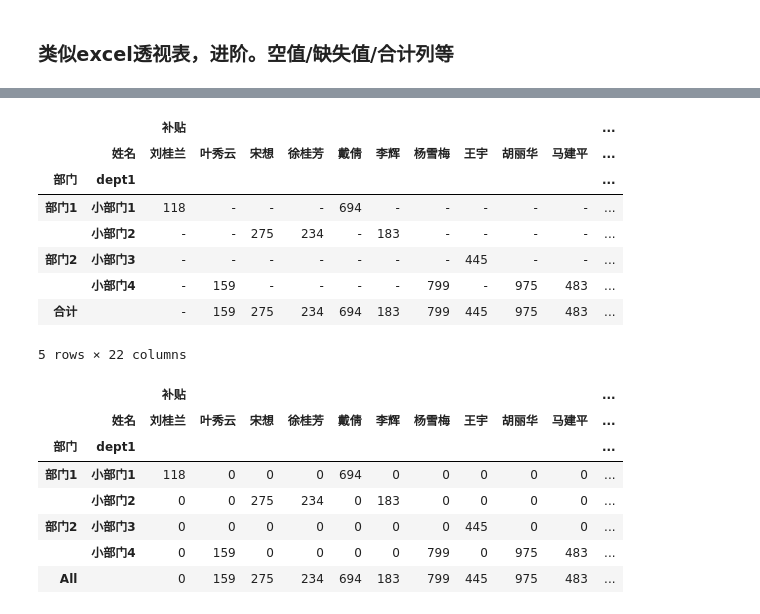
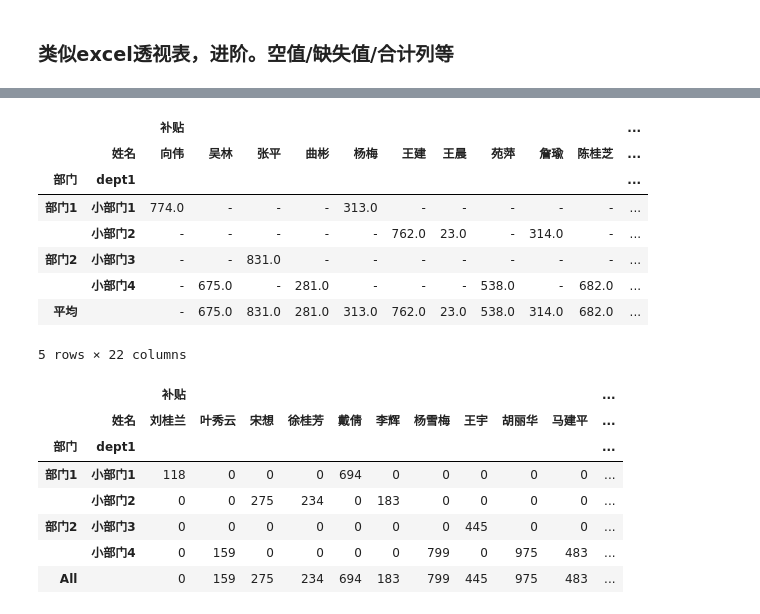
Before and after one commit to DatumWorld/PythonCourse, a Jupyter notebook: 55 pandas透视表（二）.ipynb, the cells around one changed output, grey strips where cells are left out. Saved outputs shown, nothing was run; the diff lists cells and outputs as text; code cells hidden in the pictures.

Commit message:
Update 55 pandas透视表（二）.ipynb
update some examples for better demonstration of parameters of aggfunc and margins .

```diff
--- a/55 pandas透视表（二）.ipynb
+++ b/55 pandas透视表（二）.ipynb
@@ -57,14 +97,14 @@ df.pivot_table(values={'销售额':np.sum},index=['部门','dept1'],columns=['
 # %%
-df.pivot_table(values=['销售额','补贴'],columns=['姓名'],index=['部门','dept1'],fill_value='-',margins=1,margins_name='合计') # 添加合计行/列。设置合计列/行的名字
+df.pivot_table(values=['销售额','补贴'],columns=['姓名'],index=['部门','dept1'],fill_value='-',margins=1,margins_name='平均',aggfunc=np.mean) # 添加合计行/列。设置合计列/行的名字
 # %% [output]
 |  |  | 补贴 |  |  |  |  |  |  |  |  |  | ... |
-|  | 姓名 | 刘桂兰 | 叶秀云 | 宋想 | 徐桂芳 | 戴倩 | 李辉 | 杨雪梅 | 王宇 | 胡丽华 | 马建平 | ... |
+|  | 姓名 | 向伟 | 吴林 | 张平 | 曲彬 | 杨梅 | 王建 | 王晨 | 苑萍 | 詹瑜 | 陈桂芝 | ... |
 | 部门 | dept1 |  |  |  |  |  |  |  |  |  |  | ... |
-| 部门1 | 小部门1 | 118 | - | - | - | 694 | - | - | - | - | - | ... |
-|  | 小部门2 | - | - | 275 | 234 | - | 183 | - | - | - | - | ... |
-| 部门2 | 小部门3 | - | - | - | - | - | - | - | 445 | - | - | ... |
-|  | 小部门4 | - | 159 | - | - | - | - | 799 | - | 975 | 483 | ... |
-| 合计 |  | - | 159 | 275 | 234 | 694 | 183 | 799 | 445 | 975 | 483 | ... |
+| 部门1 | 小部门1 | 774.0 | - | - | - | 313.0 | - | - | - | - | - | ... |
+|  | 小部门2 | - | - | - | - | - | 762.0 | 23.0 | - | 314.0 | - | ... |
+| 部门2 | 小部门3 | - | - | 831.0 | - | - | - | - | - | - | - | ... |
+|  | 小部门4 | - | 675.0 | - | 281.0 | - | - | - | 538.0 | - | 682.0 | ... |
+| 平均 |  | - | 675.0 | 831.0 | 281.0 | 313.0 | 762.0 | 23.0 | 538.0 | 314.0 | 682.0 | ... |
 5 rows × 22 columns
 # %%
 df.pivot_table(values=['销售额','补贴'],columns=['姓名'],index=['部门','dept1'],fill_value=0,margins=1) # 添加合计行/列
```
Also changed, not shown: parts of 7 cells of this notebook.
